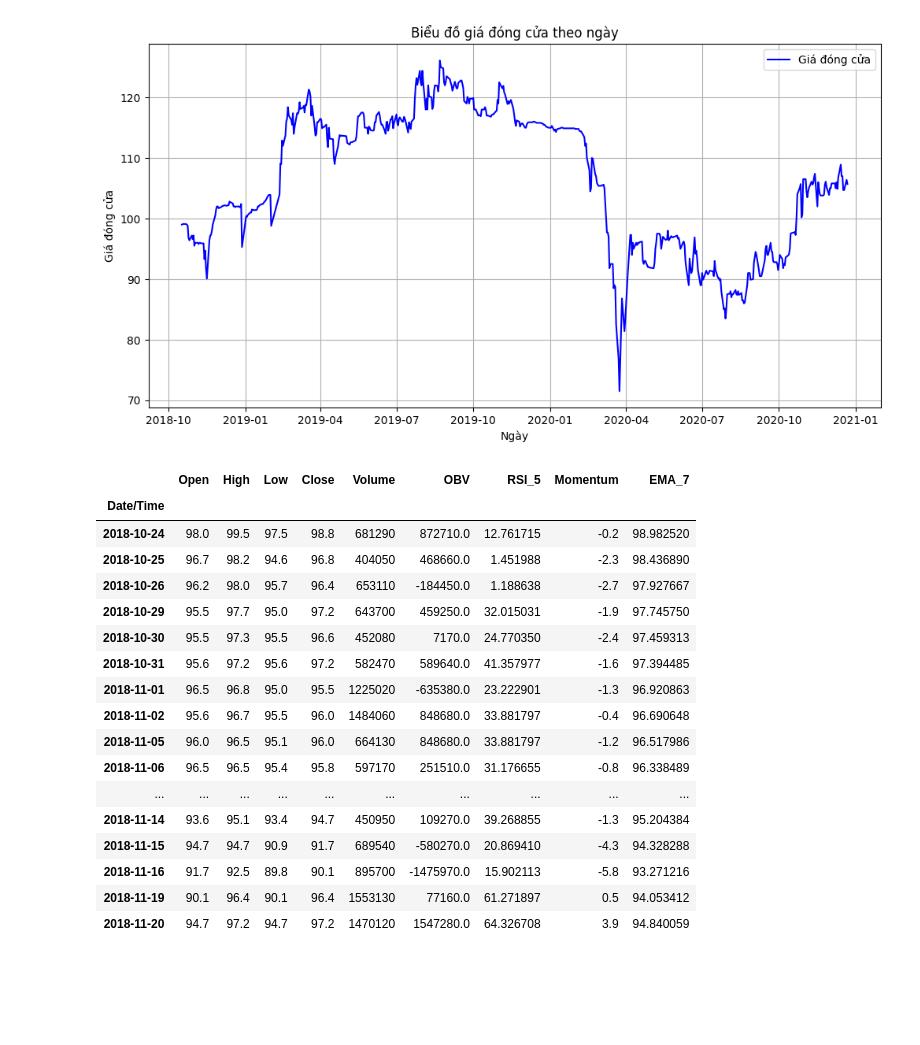
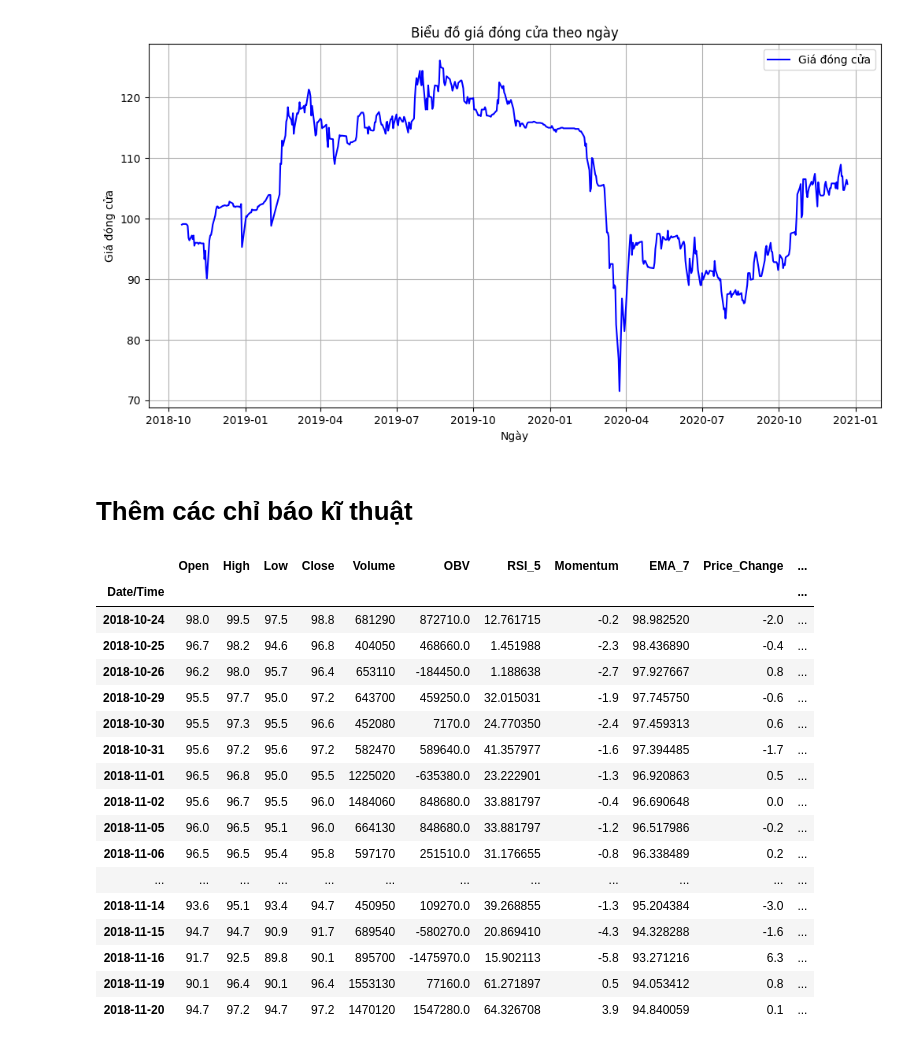
Before and after one commit to quancab/StockPricePrediction, a Jupyter notebook: StockPricePrediction.ipynb, the cells around one changed output. Drawn from its saved outputs; the diff is of its cells as text; code cells hidden in the pictures; blank space fills up the shorter version.

```diff
--- a/StockPricePrediction.ipynb
+++ b/StockPricePrediction.ipynb
@@ -155,38 +157,44 @@ plt.grid(True)
 plt.show()
 # %% [output]
 [figure]
+# %% [markdown]
+# Thêm các chỉ báo kĩ thuật
 # %%
 import pandas_ta as ta
 
 df_daily['OBV'] = ta.obv(close=df_daily['Close'], volume=df_daily['Volume'])
 
 df_daily['RSI_5'] = ta.rsi(close=df_daily['Close'], length=5)
 
 df_daily['Momentum'] = df_daily['Close'] - df_daily['Close'].shift(5)
 
 df_daily['EMA_7'] = df_daily['Close'].ewm(span=7, adjust=False).mean()
 
+df_daily['Price_Change'] = df_daily['Close'].shift(-1) - df_daily['Close']
+
+df_daily['Close_t+1'] = df_daily['Close'].shift(-1)
+
 df_daily = df_daily.dropna()  # Xóa các hàng  là NaN
 df_daily.head(20)
 # %% [output]
-|  | Open | High | Low | Close | Volume | OBV | RSI_5 | Momentum | EMA_7 |
-| Date/Time |  |  |  |  |  |  |  |  |  |
-| 2018-10-24 | 98.0 | 99.5 | 97.5 | 98.8 | 681290 | 872710.0 | 12.761715 | -0.2 | 98.982520 |
-| 2018-10-25 | 96.7 | 98.2 | 94.6 | 96.8 | 404050 | 468660.0 | 1.451988 | -2.3 | 98.436890 |
-| 2018-10-26 | 96.2 | 98.0 | 95.7 | 96.4 | 653110 | -184450.0 | 1.188638 | -2.7 | 97.927667 |
-| 2018-10-29 | 95.5 | 97.7 | 95.0 | 97.2 | 643700 | 459250.0 | 32.015031 | -1.9 | 97.745750 |
-| 2018-10-30 | 95.5 | 97.3 | 95.5 | 96.6 | 452080 | 7170.0 | 24.770350 | -2.4 | 97.459313 |
-| 2018-10-31 | 95.6 | 97.2 | 95.6 | 97.2 | 582470 | 589640.0 | 41.357977 | -1.6 | 97.394485 |
-| 2018-11-01 | 96.5 | 96.8 | 95.0 | 95.5 | 1225020 | -635380.0 | 23.222901 | -1.3 | 96.920863 |
-| 2018-11-02 | 95.6 | 96.7 | 95.5 | 96.0 | 1484060 | 848680.0 | 33.881797 | -0.4 | 96.690648 |
-| 2018-11-05 | 96.0 | 96.5 | 95.1 | 96.0 | 664130 | 848680.0 | 33.881797 | -1.2 | 96.517986 |
-| 2018-11-06 | 96.5 | 96.5 | 95.4 | 95.8 | 597170 | 251510.0 | 31.176655 | -0.8 | 96.338489 |
-| ... | ... | ... | ... | ... | ... | ... | ... | ... | ... |
-| 2018-11-14 | 93.6 | 95.1 | 93.4 | 94.7 | 450950 | 109270.0 | 39.268855 | -1.3 | 95.204384 |
-| 2018-11-15 | 94.7 | 94.7 | 90.9 | 91.7 | 689540 | -580270.0 | 20.869410 | -4.3 | 94.328288 |
-| 2018-11-16 | 91.7 | 92.5 | 89.8 | 90.1 | 895700 | -1475970.0 | 15.902113 | -5.8 | 93.271216 |
-| 2018-11-19 | 90.1 | 96.4 | 90.1 | 96.4 | 1553130 | 77160.0 | 61.271897 | 0.5 | 94.053412 |
-| 2018-11-20 | 94.7 | 97.2 | 94.7 | 97.2 | 1470120 | 1547280.0 | 64.326708 | 3.9 | 94.840059 |
+|  | Open | High | Low | Close | Volume | OBV | RSI_5 | Momentum | EMA_7 | Price_Change | ... |
+| Date/Time |  |  |  |  |  |  |  |  |  |  | ... |
+| 2018-10-24 | 98.0 | 99.5 | 97.5 | 98.8 | 681290 | 872710.0 | 12.761715 | -0.2 | 98.982520 | -2.0 | ... |
+| 2018-10-25 | 96.7 | 98.2 | 94.6 | 96.8 | 404050 | 468660.0 | 1.451988 | -2.3 | 98.436890 | -0.4 | ... |
+| 2018-10-26 | 96.2 | 98.0 | 95.7 | 96.4 | 653110 | -184450.0 | 1.188638 | -2.7 | 97.927667 | 0.8 | ... |
+| 2018-10-29 | 95.5 | 97.7 | 95.0 | 97.2 | 643700 | 459250.0 | 32.015031 | -1.9 | 97.745750 | -0.6 | ... |
+| 2018-10-30 | 95.5 | 97.3 | 95.5 | 96.6 | 452080 | 7170.0 | 24.770350 | -2.4 | 97.459313 | 0.6 | ... |
+| 2018-10-31 | 95.6 | 97.2 | 95.6 | 97.2 | 582470 | 589640.0 | 41.357977 | -1.6 | 97.394485 | -1.7 | ... |
+| 2018-11-01 | 96.5 | 96.8 | 95.0 | 95.5 | 1225020 | -635380.0 | 23.222901 | -1.3 | 96.920863 | 0.5 | ... |
+| 2018-11-02 | 95.6 | 96.7 | 95.5 | 96.0 | 1484060 | 848680.0 | 33.881797 | -0.4 | 96.690648 | 0.0 | ... |
+| 2018-11-05 | 96.0 | 96.5 | 95.1 | 96.0 | 664130 | 848680.0 | 33.881797 | -1.2 | 96.517986 | -0.2 | ... |
+| 2018-11-06 | 96.5 | 96.5 | 95.4 | 95.8 | 597170 | 251510.0 | 31.176655 | -0.8 | 96.338489 | 0.2 | ... |
+| ... | ... | ... | ... | ... | ... | ... | ... | ... | ... | ... | ... |
+| 2018-11-14 | 93.6 | 95.1 | 93.4 | 94.7 | 450950 | 109270.0 | 39.268855 | -1.3 | 95.204384 | -3.0 | ... |
+| 2018-11-15 | 94.7 | 94.7 | 90.9 | 91.7 | 689540 | -580270.0 | 20.869410 | -4.3 | 94.328288 | -1.6 | ... |
+| 2018-11-16 | 91.7 | 92.5 | 89.8 | 90.1 | 895700 | -1475970.0 | 15.902113 | -5.8 | 93.271216 | 6.3 | ... |
+| 2018-11-19 | 90.1 | 96.4 | 90.1 | 96.4 | 1553130 | 77160.0 | 61.271897 | 0.5 | 94.053412 | 0.8 | ... |
+| 2018-11-20 | 94.7 | 97.2 | 94.7 | 97.2 | 1470120 | 1547280.0 | 64.326708 | 3.9 | 94.840059 | 0.1 | ... |
 # %%
 import seaborn as sns
 
```
Also changed, not shown: parts of 19 cells of this notebook.
